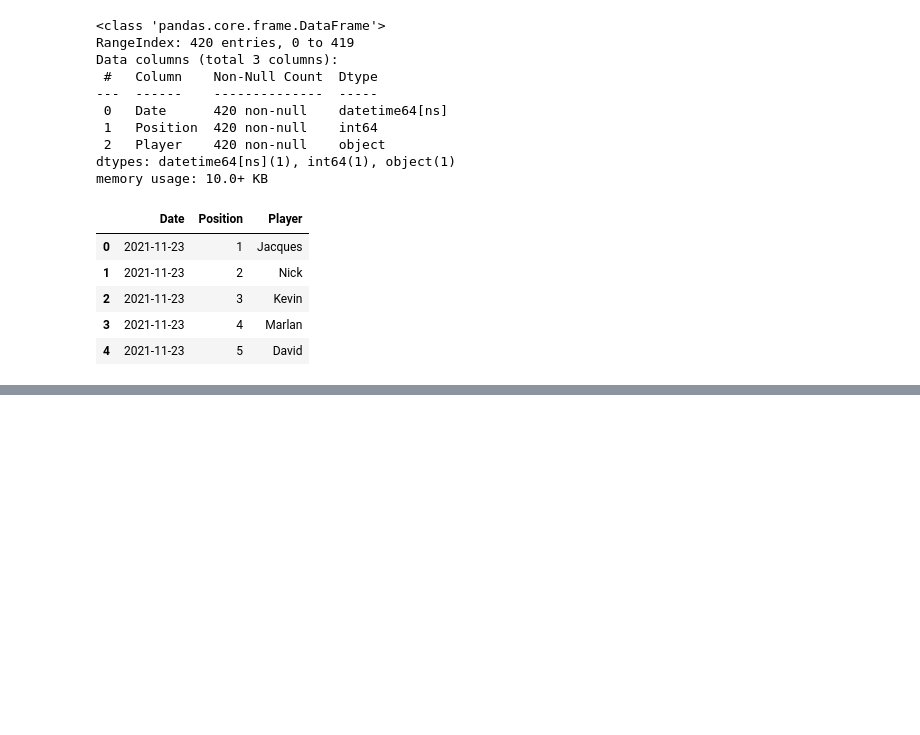
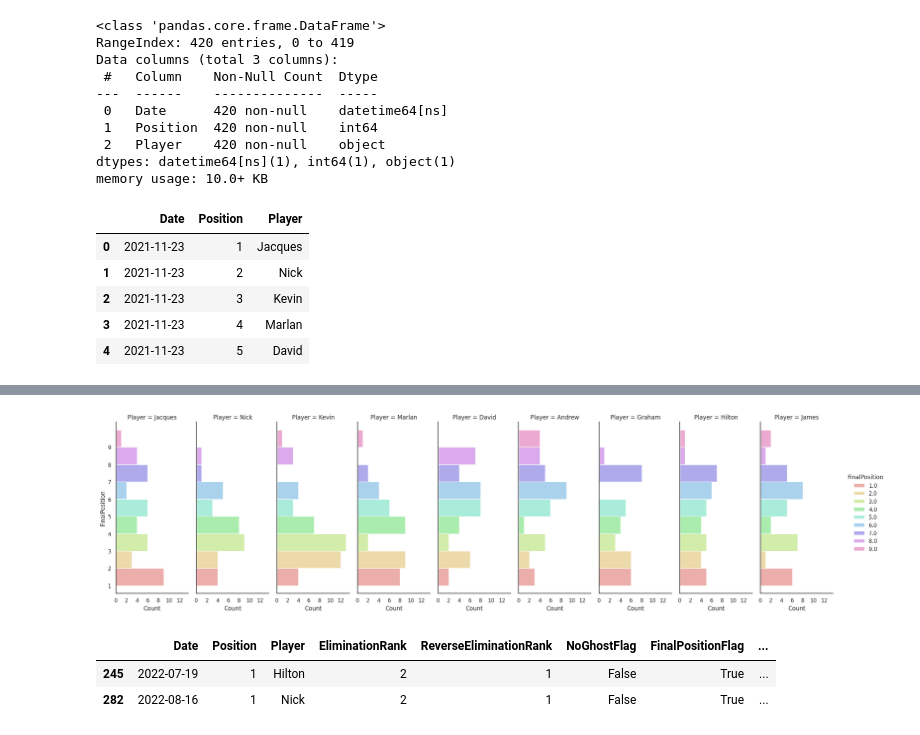
Before and after one commit to marlanperumal/poker_analysis, a Jupyter notebook: poker_data_analysis.ipynb, the cells around one changed output, grey strips where cells are left out. Drawn from its saved outputs; the diff is of its cells as text; code cells hidden in the pictures; blank space fills up the shorter version.

```diff
--- a/poker_data_analysis.ipynb
+++ b/poker_data_analysis.ipynb
@@ -55,0 +192,13 @@ for ax in g.axes.ravel():
+# %%
+g = sns.displot(data=df[df["Player"]!="Peter"].loc[df["FinalPositionFlag"], :], kind="hist", col="Player", y="FinalPosition", hue="FinalPosition", palette=sns.color_palette("hls", 9), height=6, aspect=0.4, binwidth=1, binrange=[1, 10])
+for ax in g.axes.ravel():
+    ax.set_yticks(list(range(1, 10)))
+    ax.set_xticks(list(range(0, 14, 2)))
+# %% [output]
+[figure, added]
+# %%
+df[(~df["NoGhostFlag"]) & (df["Position"] == 1)]
+# %% [output]
+|  | Date | Position | Player | EliminationRank | ReverseEliminationRank | NoGhostFlag | FinalPositionFlag | ... |
+| 245 | 2022-07-19 | 1 | Hilton | 2 | 1 | False | True | ... |
+| 282 | 2022-08-16 | 1 | Nick | 2 | 1 | False | True | ... |
```
Also changed, not shown: parts of 41 cells of this notebook, 15 other files.
